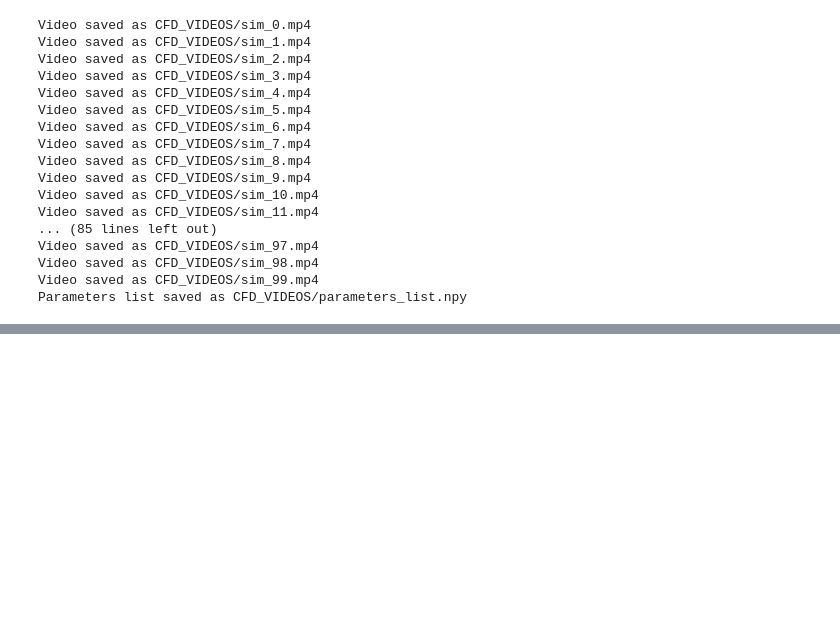
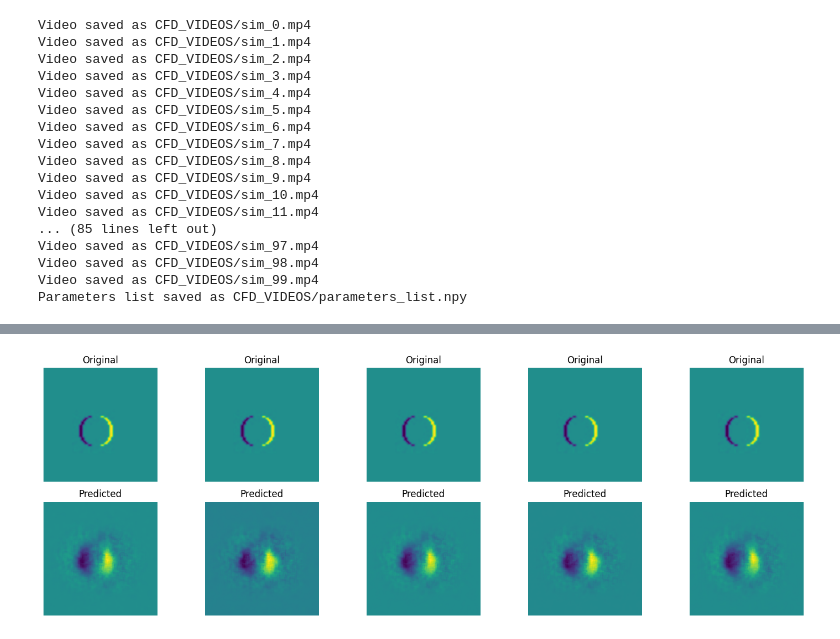
Before and after one commit to afifi-yusuf/CFD-ML-Research-Project, a Jupyter notebook: shallow_code.ipynb, the cells around one changed output, grey strips where cells are left out. Saved outputs shown, nothing was run; the diff lists cells and outputs as text; code cells hidden in the pictures; blank space fills up the shorter version.

Commit message:
Add files via upload
added lstm within latent space

```diff
--- a/shallow_code.ipynb
+++ b/shallow_code.ipynb
@@ -802,0 +692,32 @@ plt.show()
+# %%
+# Assuming `input_seq` contains the latent representations for prediction
+predicted_parameters = model.predict(input_seq)
+
+# Normalize predicted parameters if the CAE model expects normalized parameters
+predicted_parameters_normalized = (predicted_parameters - np.mean(predicted_parameters, axis=0)) / np.std(predicted_parameters, axis=0)
+
+print(predicted_parameters_normalized.shape)
+
+# Use the predicted parameters for reconstruction with the CAE
+X_train_cae_reconstructed_with_predicted_params = autoencoder.predict([X_train_cae[:50], predicted_parameters_normalized])
+
+# Display original and reconstructed images with predicted parameters
+import matplotlib.pyplot as plt
+
+plt.figure(figsize=(15, 5))
+for i in range(5):
+    # Original Image
+    plt.subplot(2, 5, i + 1)
+    plt.imshow(X_train[i].reshape(128, 128))
+    plt.title('Original')
+    plt.axis('off')
+
+    # CAE-Reconstructed Image with Predicted Parameters
+    plt.subplot(2, 5, i + 6)
+    plt.imshow(X_train_cae_reconstructed_with_predicted_params[i].reshape(128, 128))
+    plt.title('Predicted')
+    plt.axis('off')
+
+plt.tight_layout()
+plt.show()
+# %% [output]
@@ -802,0 +727 @@ plt.show()
+[figure, added]
```
Also changed, not shown: parts of 12 cells of this notebook, 1 other file.
